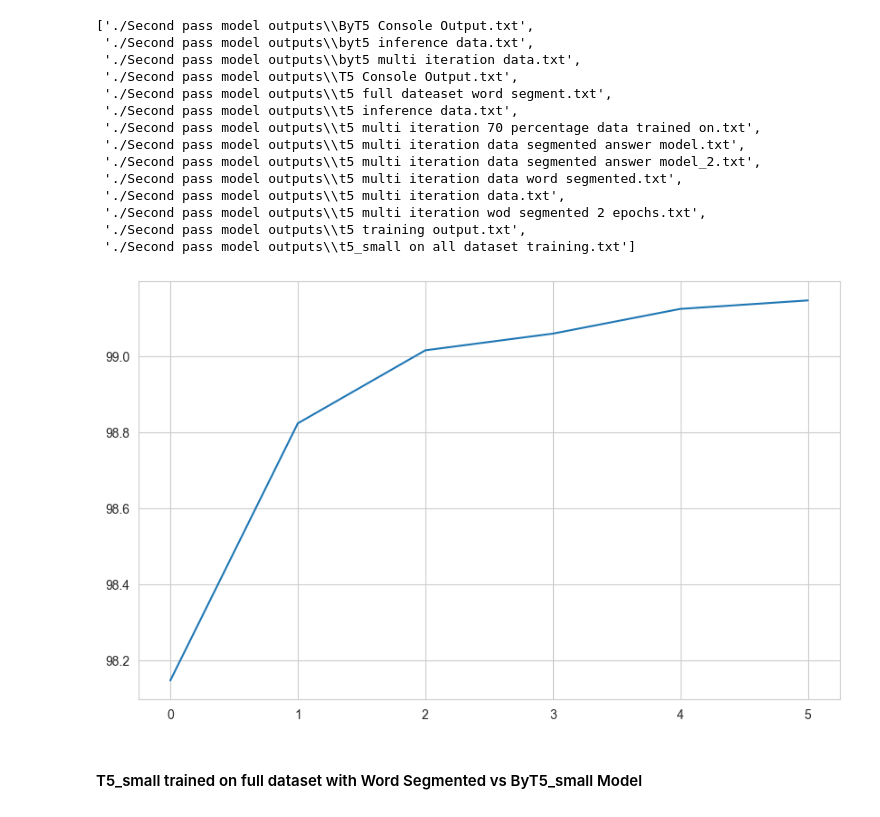
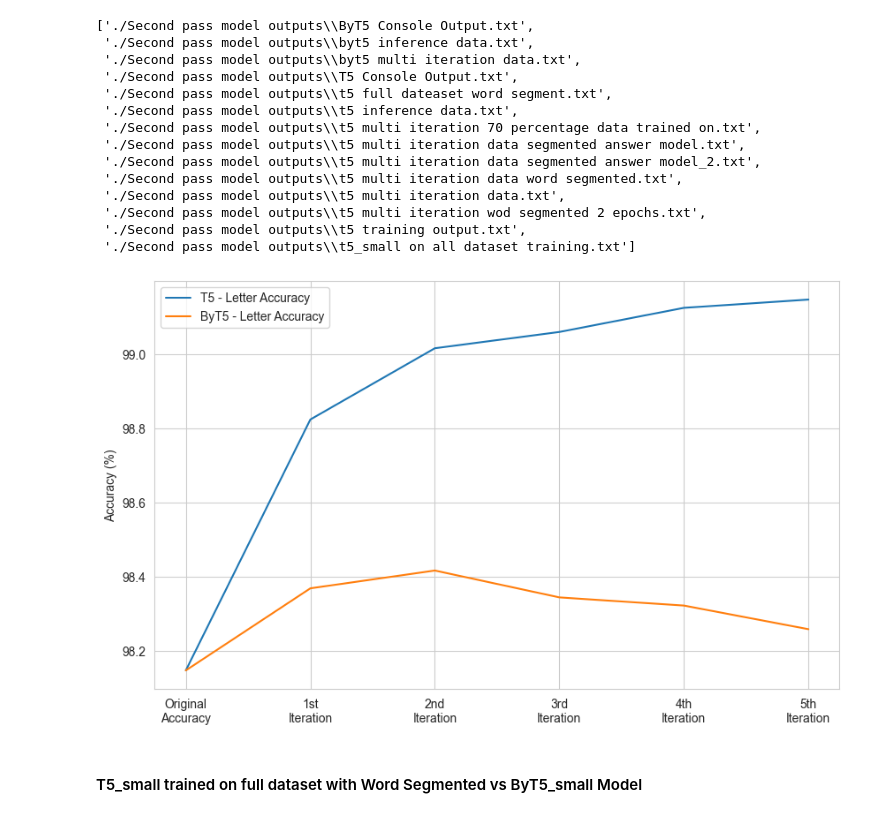
Before and after one commit to kaledai069/Crossword-Solver, a Jupyter notebook: Result and Analysis Section/Second pass model output graphical analysis.ipynb, the cells around one changed output. Drawn from its saved outputs; the diff is of its cells as text; code cells hidden in the pictures.

```diff
--- a/Result and Analysis Section/Second pass model output graphical analysis.ipynb
+++ b/Result and Analysis Section/Second pass model output graphical analysis.ipynb
@@ -135,8 +131,0 @@ t5_letter_list, t5_word_list, t5_data = get_mean_data("./Second pass model outpu
-# %%
-sns.set_style('whitegrid')
-plt.figure(figsize = (10, 6))
-
-plt.plot(t5_letter_list, label = 'ByT5 - Letter Accuracy')
-plt.show()
-# %% [output]
-[figure, removed]
@@ -143,3 +135,16 @@ plt.show()
+# %%
+sns.set_style('whitegrid')
+plt.figure(figsize = (10, 6))
+
+plt.plot(t5_letter_list, label = 'T5 - Letter Accuracy')
+plt.plot(byt5_letter_list, label = 'ByT5 - Letter Accuracy')
+custom_xticks = ['Original\nAccuracy', '1st\nIteration', '2nd\nIteration', '3rd\nIteration', '4th\nIteration', '5th\nIteration']
+plt.xticks(range(len(custom_xticks)), custom_xticks)
+plt.ylabel("Accuracy (%)")
+plt.legend(loc = 'best')
+plt.show()
+# %% [output]
+[figure, added]
 # %% [markdown]
 #### T5_small trained on full dataset with Word Segmented vs ByT5_small Model
 # %%
```
Also changed, not shown: parts of 4 cells of this notebook, 2 other files.
